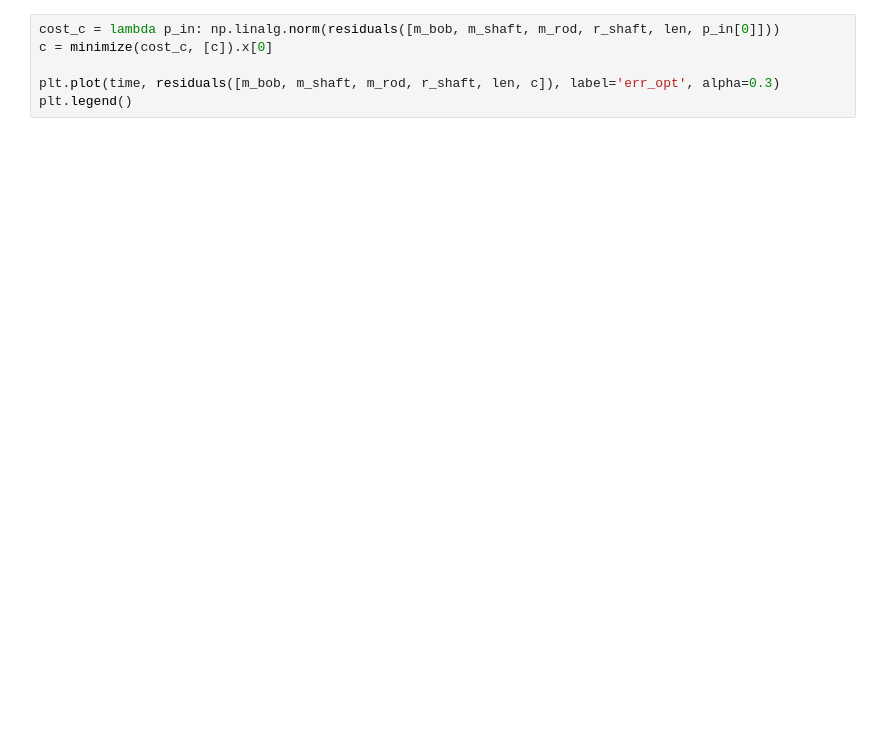
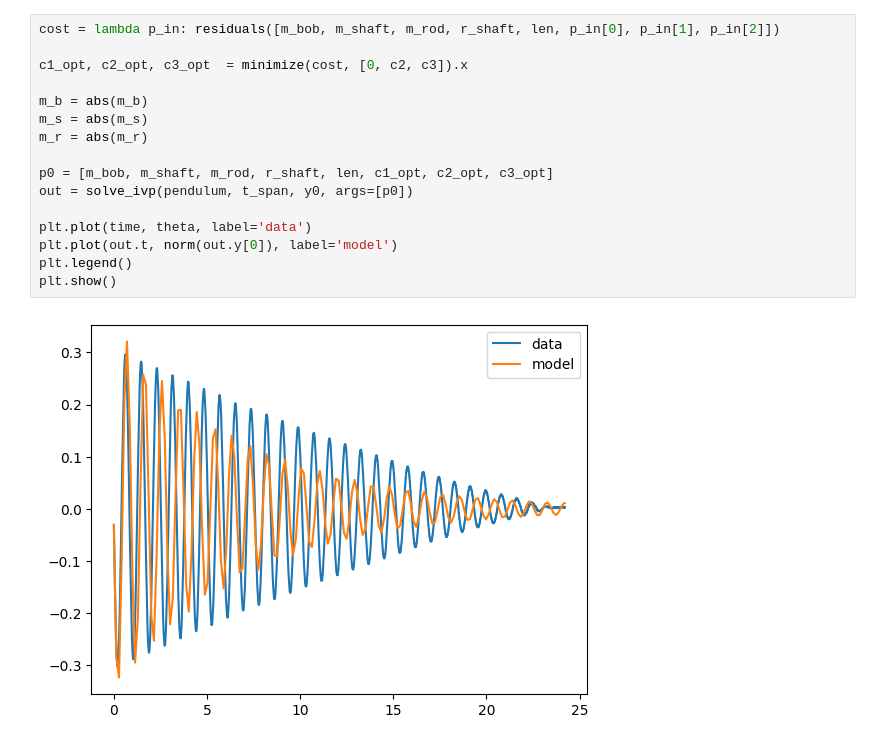
Before and after one commit to MichaelPanzer/pendulum-control, a Jupyter notebook: model_fitting.ipynb, the cells around one changed output. Cells and saved outputs as stored; diff of their text form; blank space fills up the shorter version.

```diff
--- a/model_fitting.ipynb
+++ b/model_fitting.ipynb
@@ -59,6 +67,18 @@ plt.plot(time, residuals(p0), label='err', alpha=0.3)
 # %%
-cost_c = lambda p_in: np.linalg.norm(residuals([m_bob, m_shaft, m_rod, r_shaft, len, p_in[0]]))
-c = minimize(cost_c, [c]).x[0]
+cost = lambda p_in: residuals([m_bob, m_shaft, m_rod, r_shaft, len, p_in[0], p_in[1], p_in[2]])
 
-plt.plot(time, residuals([m_bob, m_shaft, m_rod, r_shaft, len, c]), label='err_opt', alpha=0.3)
+c1_opt, c2_opt, c3_opt  = minimize(cost, [0, c2, c3]).x
+
+m_b = abs(m_b)
+m_s = abs(m_s)
+m_r = abs(m_r)
+
+p0 = [m_bob, m_shaft, m_rod, r_shaft, len, c1_opt, c2_opt, c3_opt]
+out = solve_ivp(pendulum, t_span, y0, args=[p0])
+
+plt.plot(time, theta, label='data')
+plt.plot(out.t, norm(out.y[0]), label='model')
 plt.legend()
+plt.show()
+# %% [output]
+[figure, added]
```
Also changed, not shown: parts of 4 cells of this notebook, 2 other files.
